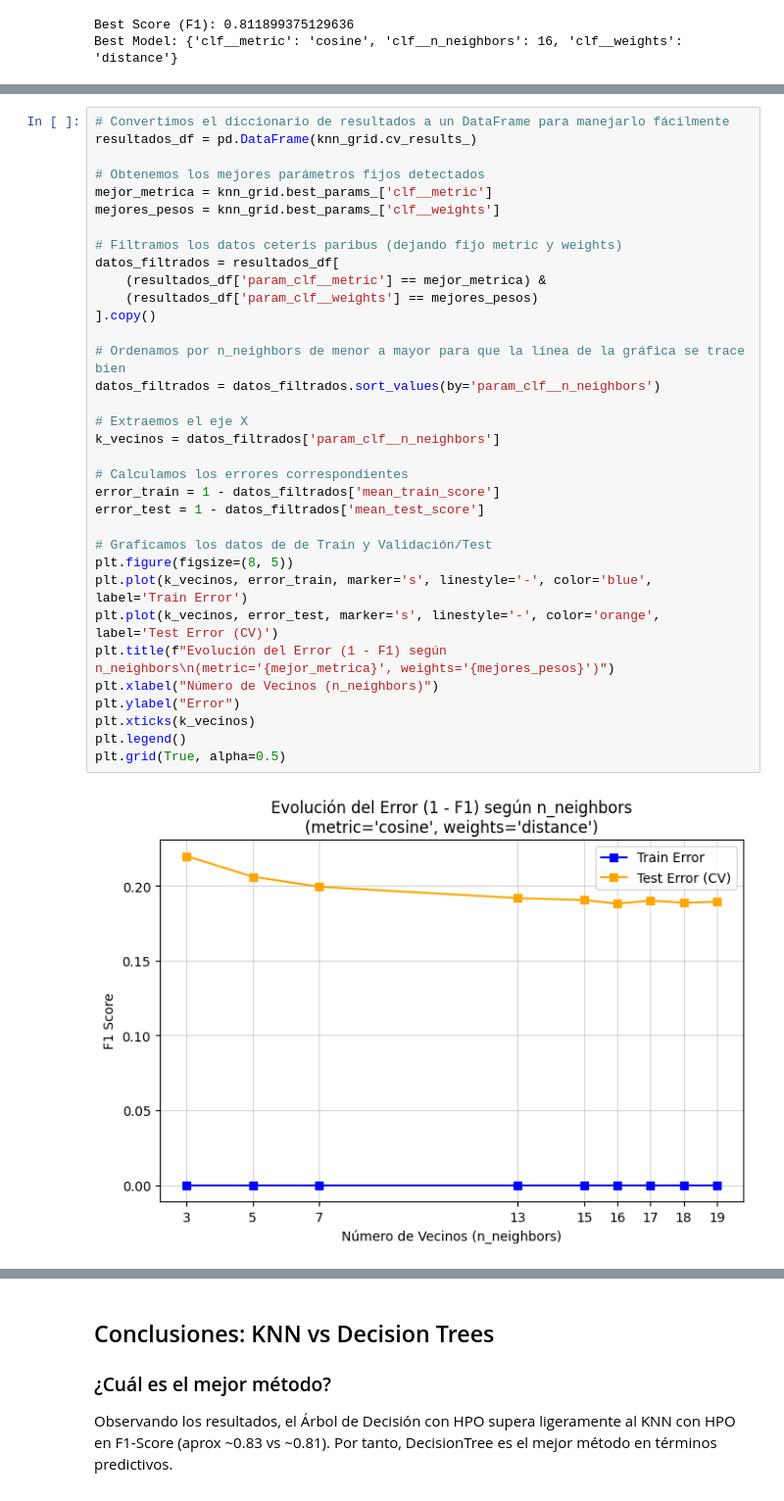
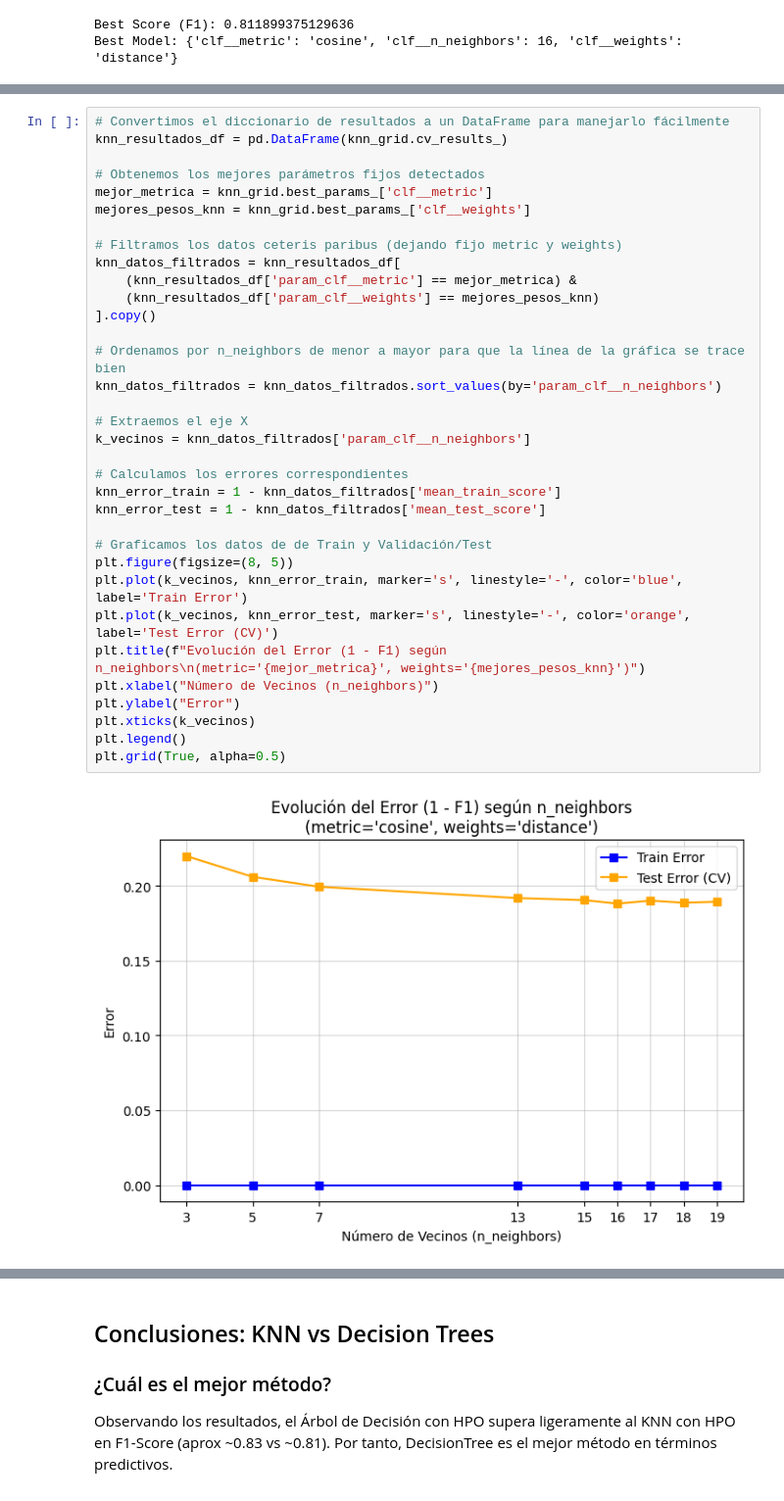
Before and after one commit to aleLobo31/UC3M_ML_P1_G26, a Jupyter notebook: notebooks/preprocessing.ipynb, the cells around one changed output, grey strips where cells are left out. Shown at 98% size. Drawn from its saved outputs; the diff is of its cells as text.

```diff
--- a/notebooks/preprocessing.ipynb
+++ b/notebooks/preprocessing.ipynb
@@ -589,39 +585,39 @@ Sin embargo queremos probar y graficar diversos parámetros (principalmente **n_
 # %%
 # Convertimos el diccionario de resultados a un DataFrame para manejarlo fácilmente
-resultados_df = pd.DataFrame(knn_grid.cv_results_)
+knn_resultados_df = pd.DataFrame(knn_grid.cv_results_)
 
 # Obtenemos los mejores parámetros fijos detectados
 mejor_metrica = knn_grid.best_params_['clf__metric']
-mejores_pesos = knn_grid.best_params_['clf__weights']
+mejores_pesos_knn = knn_grid.best_params_['clf__weights']
 
 # Filtramos los datos ceteris paribus (dejando fijo metric y weights)
-datos_filtrados = resultados_df[
-    (resultados_df['param_clf__metric'] == mejor_metrica) &
-    (resultados_df['param_clf__weights'] == mejores_pesos)
+knn_datos_filtrados = knn_resultados_df[
+    (knn_resultados_df['param_clf__metric'] == mejor_metrica) &
+    (knn_resultados_df['param_clf__weights'] == mejores_pesos_knn)
 ].copy()
 
 # Ordenamos por n_neighbors de menor a mayor para que la línea de la gráfica se trace bien
-datos_filtrados = datos_filtrados.sort_values(by='param_clf__n_neighbors')
+knn_datos_filtrados = knn_datos_filtrados.sort_values(by='param_clf__n_neighbors')
 
 # Extraemos el eje X
-k_vecinos = datos_filtrados['param_clf__n_neighbors']
+k_vecinos = knn_datos_filtrados['param_clf__n_neighbors']
 
 # Calculamos los errores correspondientes
-error_train = 1 - datos_filtrados['mean_train_score']
-error_test = 1 - datos_filtrados['mean_test_score']
+knn_error_train = 1 - knn_datos_filtrados['mean_train_score']
+knn_error_test = 1 - knn_datos_filtrados['mean_test_score']
 
 # Graficamos los datos de de Train y Validación/Test
 plt.figure(figsize=(8, 5))
-plt.plot(k_vecinos, error_train, marker='s', linestyle='-', color='blue', label='Train Error')
-plt.plot(k_vecinos, error_test, marker='s', linestyle='-', color='orange', label='Test Error (CV)')
-plt.title(f"Evolución del Error (1 - F1) según n_neighbors\n(metric='{mejor_metrica}', weights='{mejores_pesos}')")
+plt.plot(k_vecinos, knn_error_train, marker='s', linestyle='-', color='blue', label='Train Error')
+plt.plot(k_vecinos, knn_error_test, marker='s', linestyle='-', color='orange', label='Test Error (CV)')
+plt.title(f"Evolución del Error (1 - F1) según n_neighbors\n(metric='{mejor_metrica}', weights='{mejores_pesos_knn}')")
 plt.xlabel("Número de Vecinos (n_neighbors)")
 plt.ylabel("Error")
 plt.xticks(k_vecinos)
 plt.legend()
 plt.grid(True, alpha=0.5)
 # %% [output]
-[figure, old version]
+[figure, new version]
 # %% [markdown]
 ### DecisionTree
 
```
Also changed, not shown: parts of 29 cells of this notebook, 1 other file.
